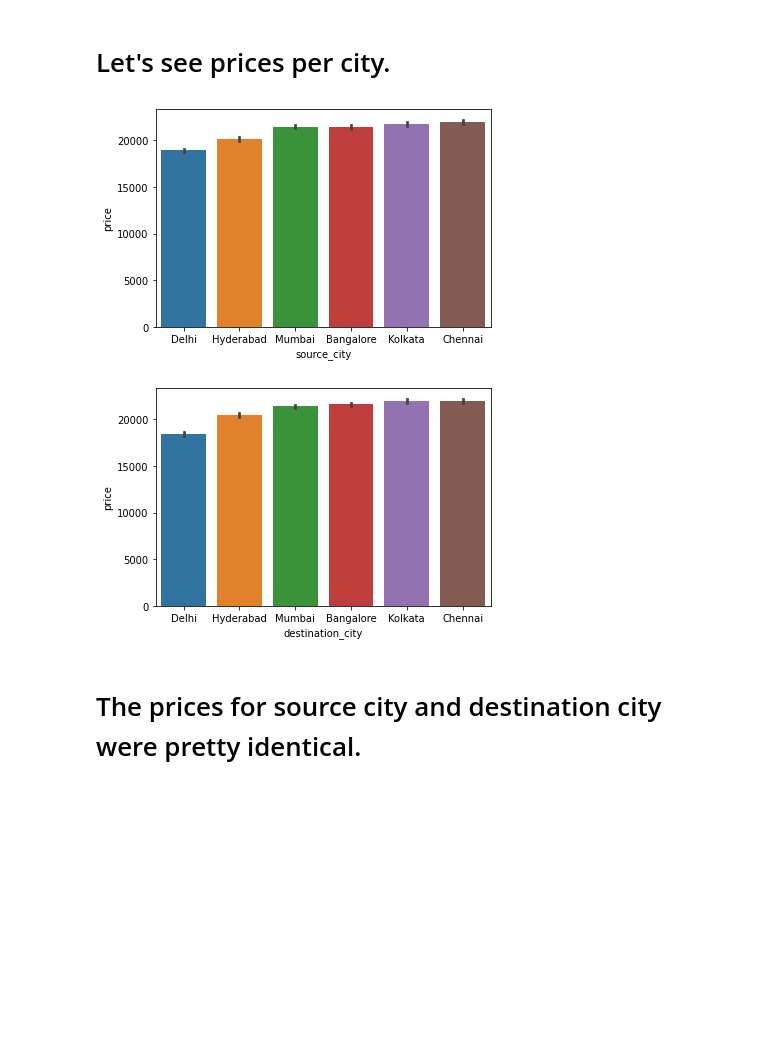
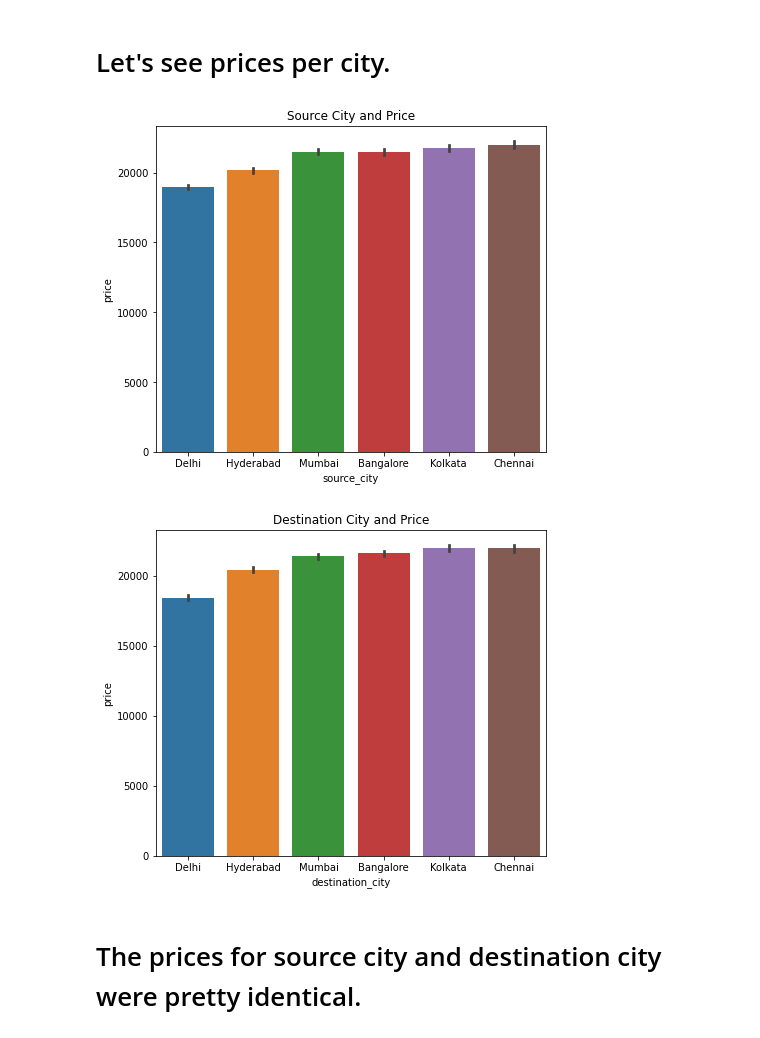
Before and after one commit to mkerekes1427/CAP-4770-Final-Project, a Jupyter notebook: flightprices.ipynb, the cells around one changed output. Cells and saved outputs as stored; diff of their text form; code cells hidden in the pictures; blank space fills up the shorter version.

```diff
--- a/flightprices.ipynb
+++ b/flightprices.ipynb
@@ -90,6 +110,23 @@ dataset["stops"].value_counts()
 0     36004
 2     13286
 Name: stops, dtype: int64
+# %%
+def eda_plotting(graph_type, fig_size, x_data, y_data, hue_arg, order_arg, title_arg):
+
+    plt.figure(figsize=fig_size)
+
+    if graph_type == "barplot":
+        sns.barplot(data=dataset, x=x_data, y=y_data, hue=hue_arg, order=order_arg)
+
+    elif graph_type == "scatter":
+
+        if hue_arg == None:
+            sns.scatterplot(x=dataset[x_data], y=dataset[y_data])
+        else:
+            sns.scatterplot(x=dataset[x_data], y=dataset[y_data], hue=dataset[hue_arg])
+
+    plt.title(title_arg)
+    plt.show()
 # %% [markdown]
 # Plot by airline
 # %%
@@ -145,15 +173,13 @@ plt.show()
 # %% [markdown]
 # Let's see prices per city.
 # %%
-sns.barplot(data=dataset, x="source_city", y="price", order=["Delhi", "Hyderabad", "Mumbai", "Bangalore", "Kolkata", "Chennai"])
-plt.show()
+eda_plotting("barplot", [7, 6], "source_city", "price", None, ["Delhi", "Hyderabad", "Mumbai", "Bangalore", "Kolkata", "Chennai"], "Source City and Price")
 # %% [output]
-[figure, old version]
+[figure, new version]
 # %%
-sns.barplot(data=dataset, x="destination_city", y="price", order=["Delhi", "Hyderabad", "Mumbai", "Bangalore", "Kolkata", "Chennai"])
-plt.show()
+eda_plotting("barplot", [7, 6], "destination_city", "price", None, ["Delhi", "Hyderabad", "Mumbai", "Bangalore", "Kolkata", "Chennai"], "Destination City and Price")
 # %% [output]
-[figure, old version]
+[figure, new version]
 # %% [markdown]
 # The prices for source city and destination city were pretty identical.
 # %% [markdown]
```
Also changed, not shown: parts of 67 cells of this notebook.
